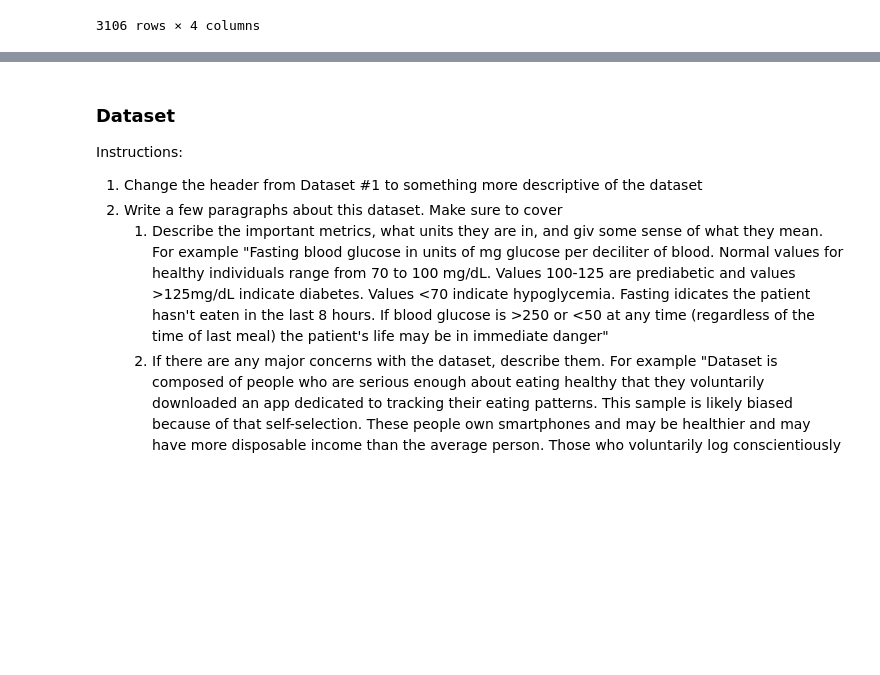
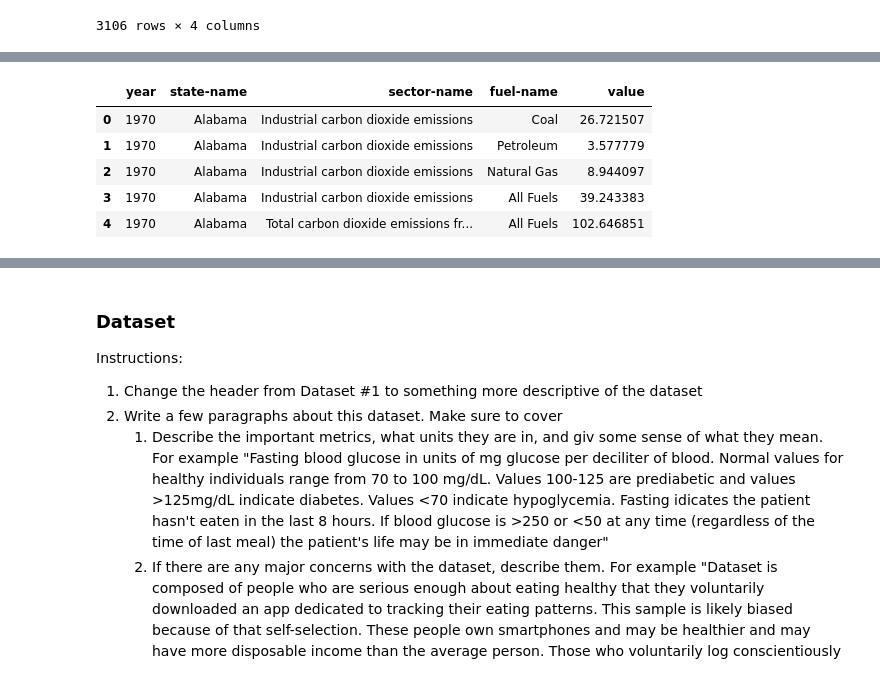
Before and after one commit to COGS108/Group147_WI26, a Jupyter notebook: 01-DataCheckpoint.ipynb, the cells around one changed output, grey strips where cells are left out. Drawn from its saved outputs; the diff is of its cells as text; code cells hidden in the pictures; blank space fills up the shorter version.

```diff
--- a/01-DataCheckpoint.ipynb
+++ b/01-DataCheckpoint.ipynb
@@ -528,6 +507,13 @@ import pandas as pd
 import numpy as np
 import os
 # %%
-df_emissions = pd.read_csv("emissions.csv")
+df_emissions = pd.read_csv("data/00-raw/emissions.csv")
 
 df_emissions.head()
+# %% [output]
+|  | year | state-name | sector-name | fuel-name | value |
+| 0 | 1970 | Alabama | Industrial carbon dioxide emissions | Coal | 26.721507 |
+| 1 | 1970 | Alabama | Industrial carbon dioxide emissions | Petroleum | 3.577779 |
+| 2 | 1970 | Alabama | Industrial carbon dioxide emissions | Natural Gas | 8.944097 |
+| 3 | 1970 | Alabama | Industrial carbon dioxide emissions | All Fuels | 39.243383 |
+| 4 | 1970 | Alabama | Total carbon dioxide emissions fr... | All Fuels | 102.646851 |
```
Also changed, not shown: parts of 14 cells of this notebook.
